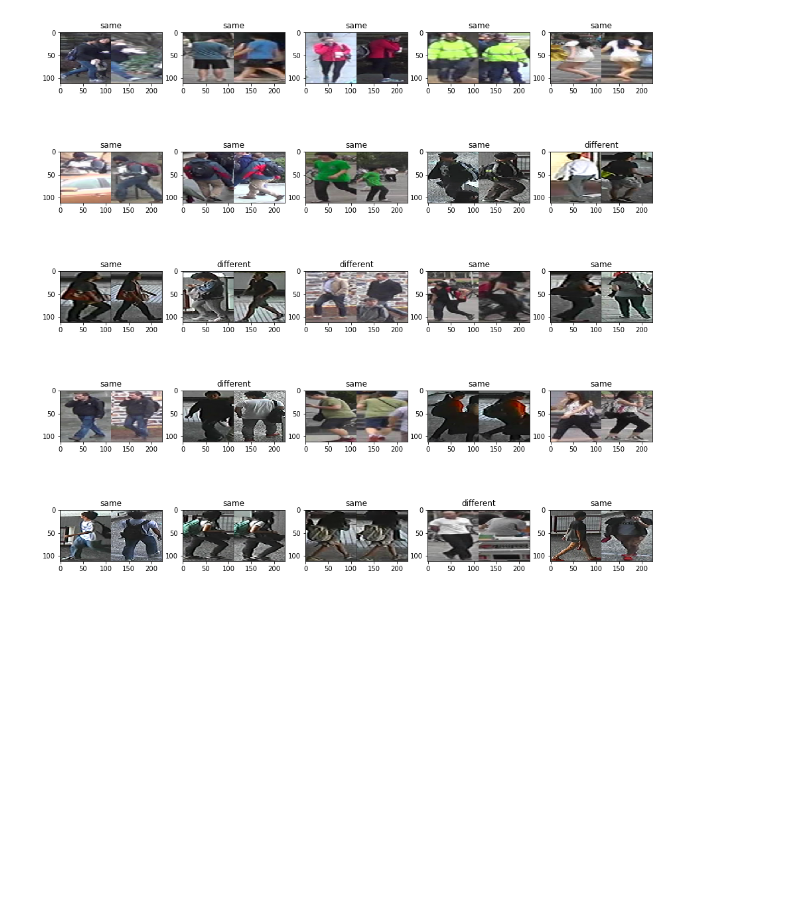
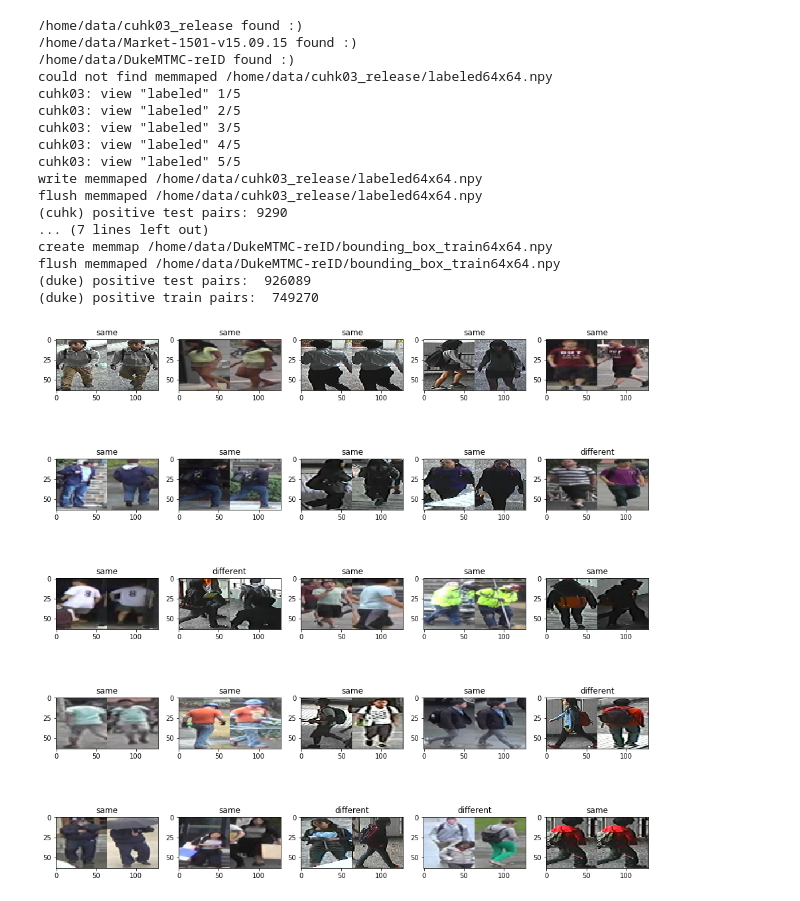
Before and after one commit to jutanke/cabbage, a Jupyter notebook: prototyping/Test_Data_Sampling.ipynb, the cells around one changed output. Cells and saved outputs as stored; diff of their text form; code cells hidden in the pictures; blank space fills up the shorter version.

Commit message:
resize the data so that training is hopefully faster

```diff
--- a/prototyping/Test_Data_Sampling.ipynb
+++ b/prototyping/Test_Data_Sampling.ipynb
@@ -7,13 +7,29 @@ import json
 Settings = json.load(open('settings.txt'))
 pprint(Settings)
 import matplotlib.pyplot as plt
-
+import numpy as np
 
 root = Settings['data_root']
 
 from cabbage.data import ReId
 
 sampler = ReId.DataSampler(root, 112, 112)
+
+X, Y = sampler.get_train_batch(20, 5)
+x = X[0]
+
+fig = plt.figure(figsize=(16,16))
+
+for i,(x,y) in enumerate(zip(X,Y)):
+    ax = fig.add_subplot(5,5,i+1)
+    txt = 'same' if y[0] == 1 else 'different'
+    ax.set_title(txt)
+    a = x[:,:,0:3]
+    b = x[:,:,3:6]
+    x = np.concatenate([a, b], axis=1)
+    ax.imshow(x)
+
+plt.show()
 # %% [output]
 {'data_root': '/home/data',
  'deepmatch': '/home/deepmatching_1.2.2_c++/deepmatching-static'}
@@ -32,20 +49,37 @@ load memmap /home/data/DukeMTMC-reID/bounding_box_train112x112.npy
 # %%
-import numpy as np
+sampler = ReId.DataSampler(root, 64, 64)
 
 X, Y = sampler.get_train_batch(20, 5)
 x = X[0]
 
 fig = plt.figure(figsize=(16,16))
 
 for i,(x,y) in enumerate(zip(X,Y)):
     ax = fig.add_subplot(5,5,i+1)
     txt = 'same' if y[0] == 1 else 'different'
     ax.set_title(txt)
     a = x[:,:,0:3]
     b = x[:,:,3:6]
     x = np.concatenate([a, b], axis=1)
     ax.imshow(x)
 
 plt.show()
 # %% [output]
+/home/data/cuhk03_release found :)
+/home/data/Market-1501-v15.09.15 found :)
+/home/data/DukeMTMC-reID found :)
+could not find memmaped /home/data/cuhk03_release/labeled64x64.npy
+cuhk03: view "labeled" 1/5
+cuhk03: view "labeled" 2/5
+cuhk03: view "labeled" 3/5
+cuhk03: view "labeled" 4/5
+cuhk03: view "labeled" 5/5
+write memmaped /home/data/cuhk03_release/labeled64x64.npy
+flush memmaped /home/data/cuhk03_release/labeled64x64.npy
+(cuhk) positive test pairs: 9290
+... (7 lines left out)
+create memmap /home/data/DukeMTMC-reID/bounding_box_train64x64.npy
+flush memmaped /home/data/DukeMTMC-reID/bounding_box_train64x64.npy
+(duke) positive test pairs:  926089
+(duke) positive train pairs:  749270
-[figure, old version]
+[figure, new version]
```
Also changed, not shown: parts of 1 cell of this notebook, 3 other files.
